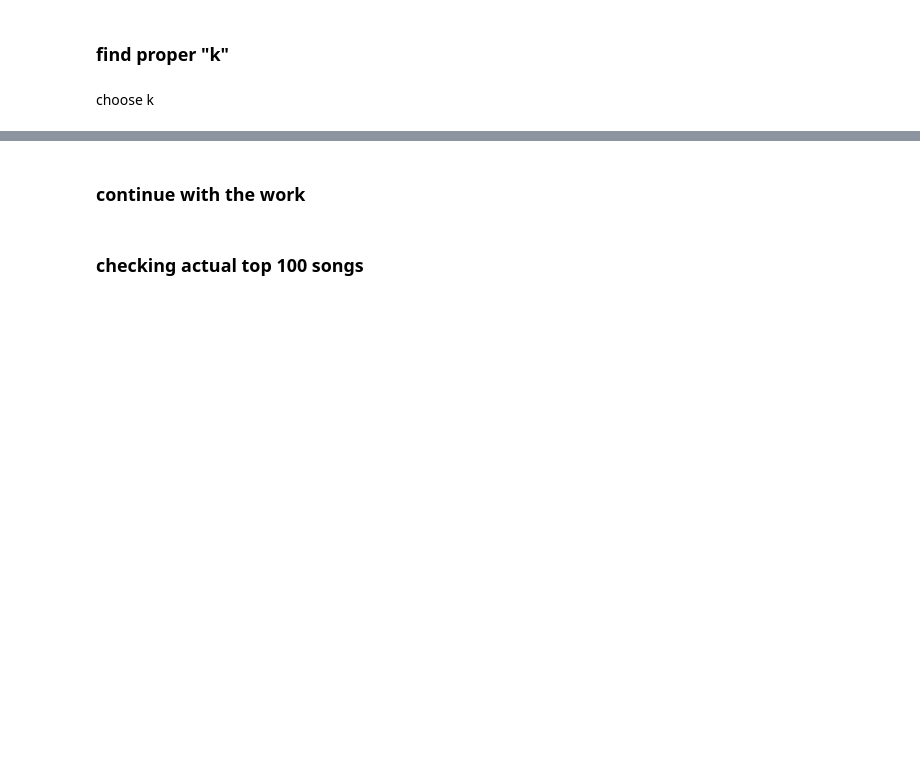
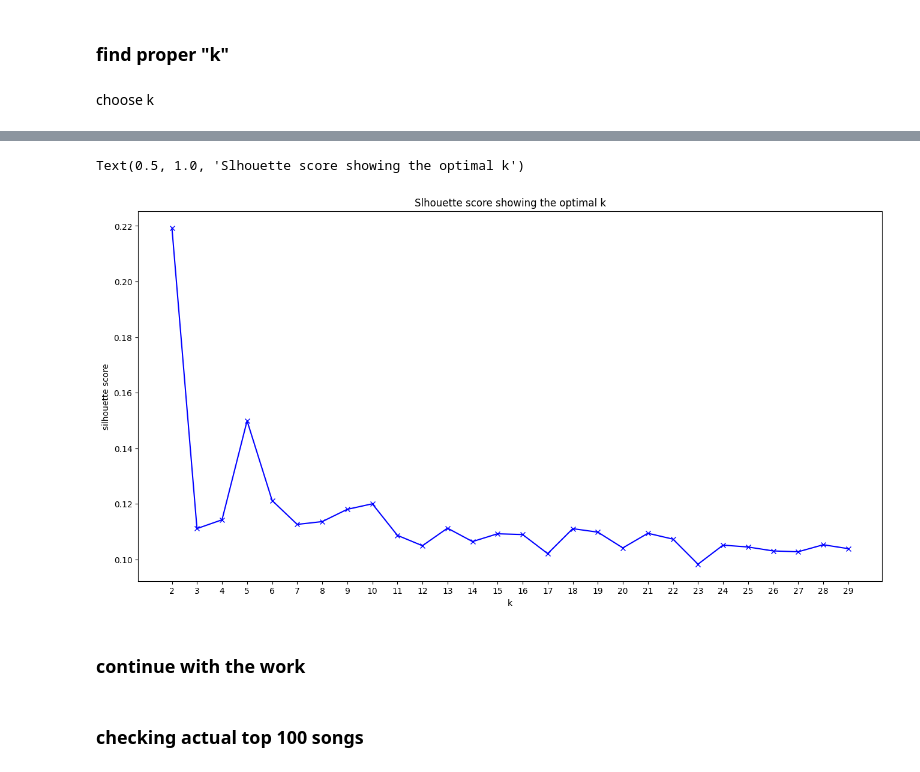
Before and after one commit to mdimasaac/lab-unsupervised-learning-intro, a Jupyter notebook: clustering, make recommendation.ipynb, the cells around one changed output, grey strips where cells are left out. Cells and saved outputs as stored; diff of their text form; code cells hidden in the pictures; blank space fills up the shorter version.

```diff
--- a/clustering, make recommendation.ipynb
+++ b/clustering, make recommendation.ipynb
@@ -47,19 +80,22 @@ plt.title('Elbow Method showing the optimal k')
 # %%
-K = range(2, 20)
+K = range(2, 30)
 silhouette = []
 
 for k in K:
     kmeans = cluster.KMeans(n_clusters=k,
                     random_state=1234)
-    kmeans.fit(X_prep)
-    silhouette.append(silhouette_score(X_prep, kmeans.predict(X_prep)))
+    kmeans.fit(X_pred)
+    silhouette.append(silhouette_score(X_pred, kmeans.predict(X_pred)))
 
 plt.figure(figsize=(16,8))
 plt.plot(K, silhouette, 'bx-')
 plt.xlabel('k')
 plt.ylabel('silhouette score')
 plt.xticks(np.arange(min(K), max(K)+1, 1.0))
 plt.title('Slhouette score showing the optimal k')
+# %% [output]
+Text(0.5, 1.0, 'Slhouette score showing the optimal k')
+[figure, added]
 # %% [markdown]
 ### continue with the work
 # %%
```
Also changed, not shown: parts of 15 cells of this notebook, 1 other file.
